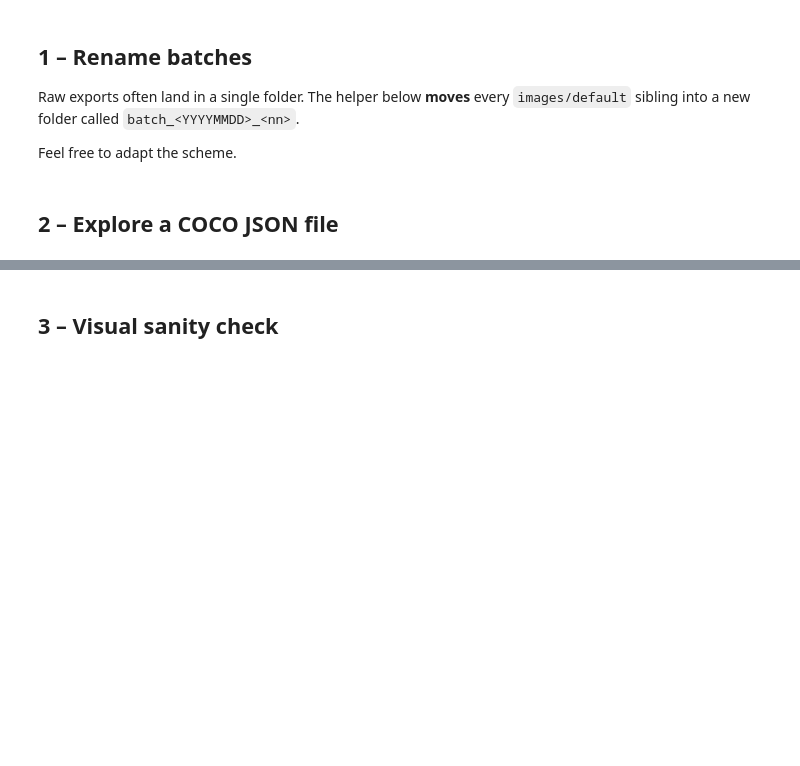
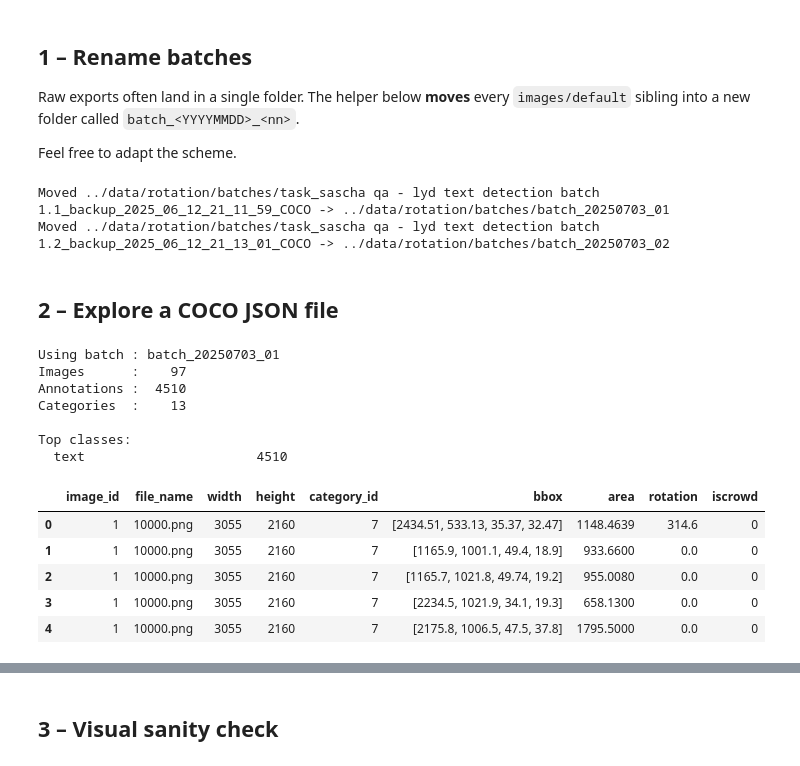
Before and after one commit to gonlyplease/ocr-rec-lab, a Jupyter notebook: notebooks/cad_preprocessing.ipynb, the cells around one changed output, grey strips where cells are left out. Cells and saved outputs as stored; diff of their text form; code cells hidden in the pictures; blank space fills up the shorter version.

```diff
--- a/notebooks/cad_preprocessing.ipynb
+++ b/notebooks/cad_preprocessing.ipynb
@@ -111,7 +131,10 @@ def rename_batches(batches_dir: Path, prefix: str = 'batch', date_fmt: str = '%Y
 
 # -- Preview rename without executing (dry run) -------------------------------
 # Uncomment to execute
-# rename_batches(BATCHES_DIR)
+rename_batches(BATCHES_DIR)
+# %% [output]
+Moved ../data/rotation/batches/task_sascha qa - lyd text detection batch 1.1_backup_2025_06_12_21_11_59_COCO -> ../data/rotation/batches/batch_20250703_01
+Moved ../data/rotation/batches/task_sascha qa - lyd text detection batch 1.2_backup_2025_06_12_21_13_01_COCO -> ../data/rotation/batches/batch_20250703_02
 # %% [markdown]
 ## 2 – Explore a COCO JSON file
 # %%
@@ -152,12 +177,37 @@ def coco_to_df(coco: Dict[str, Any]) -> pd.DataFrame:
         rows.append(row)
     return pd.DataFrame(rows)
 # %%
+# ────────────────────────────────────────────────────────────────
+# 3.  Pick (and sanity-check) a batch folder
+# ────────────────────────────────────────────────────────────────
+subdirs = sorted(p for p in BATCHES_DIR.iterdir() if p.is_dir())
+if not subdirs:
+    raise FileNotFoundError(f"No batch folders found in {BATCHES_DIR.resolve()}")
 
-# pick the first batch
-first_batch = next(sorted(BATCHES_DIR.iterdir()))
-json_path = first_batch/'annotations'/'instances_default.json'
-coco = load_coco(json_path)
+first_batch = subdirs[0]
+print("Using batch :", first_batch.name)
+
+# ────────────────────────────────────────────────────────────────
+# 4.  Load, summarise, flatten
+# ────────────────────────────────────────────────────────────────
+json_path = first_batch / "annotations" / "instances_default.json"
+coco      = load_coco(json_path)
+
 coco_summary(coco)
 
 df = coco_to_df(coco)
-df.head()
+display(df.head())
+# %% [output]
+Using batch : batch_20250703_01
+Images      :    97
+Annotations :  4510
+Categories  :    13
+
+Top classes:
+  text                      4510
+|  | image_id | file_name | width | height | category_id | bbox | area | rotation | iscrowd |
+| 0 | 1 | 10000.png | 3055 | 2160 | 7 | [2434.51, 533.13, 35.37, 32.47] | 1148.4639 | 314.6 | 0 |
+| 1 | 1 | 10000.png | 3055 | 2160 | 7 | [1165.9, 1001.1, 49.4, 18.9] | 933.6600 | 0.0 | 0 |
+| 2 | 1 | 10000.png | 3055 | 2160 | 7 | [1165.7, 1021.8, 49.74, 19.2] | 955.0080 | 0.0 | 0 |
+| 3 | 1 | 10000.png | 3055 | 2160 | 7 | [2234.5, 1021.9, 34.1, 19.3] | 658.1300 | 0.0 | 0 |
+| 4 | 1 | 10000.png | 3055 | 2160 | 7 | [2175.8, 1006.5, 47.5, 37.8] | 1795.5000 | 0.0 | 0 |
```
Also changed, not shown: parts of 11 cells of this notebook, 1 other file.
